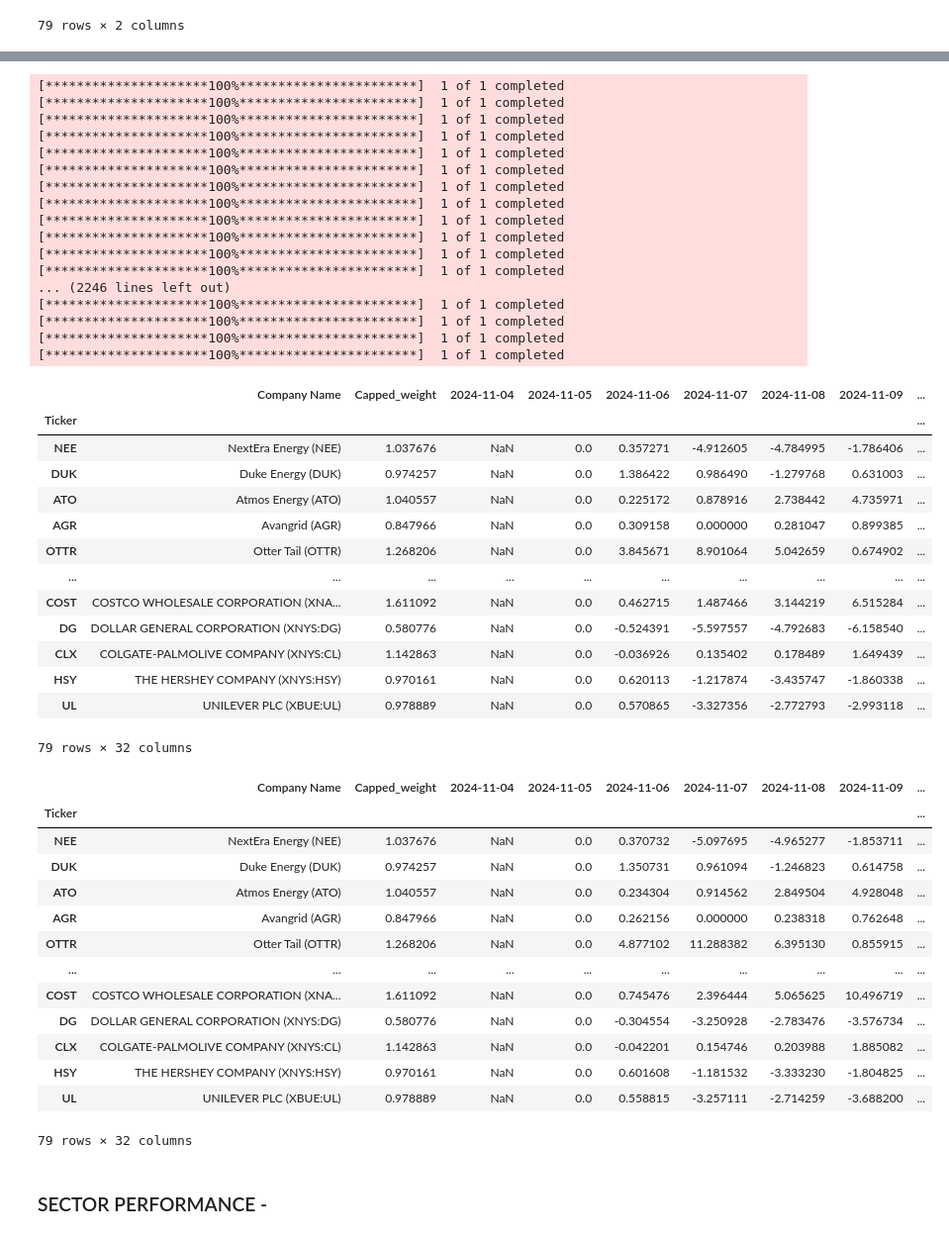
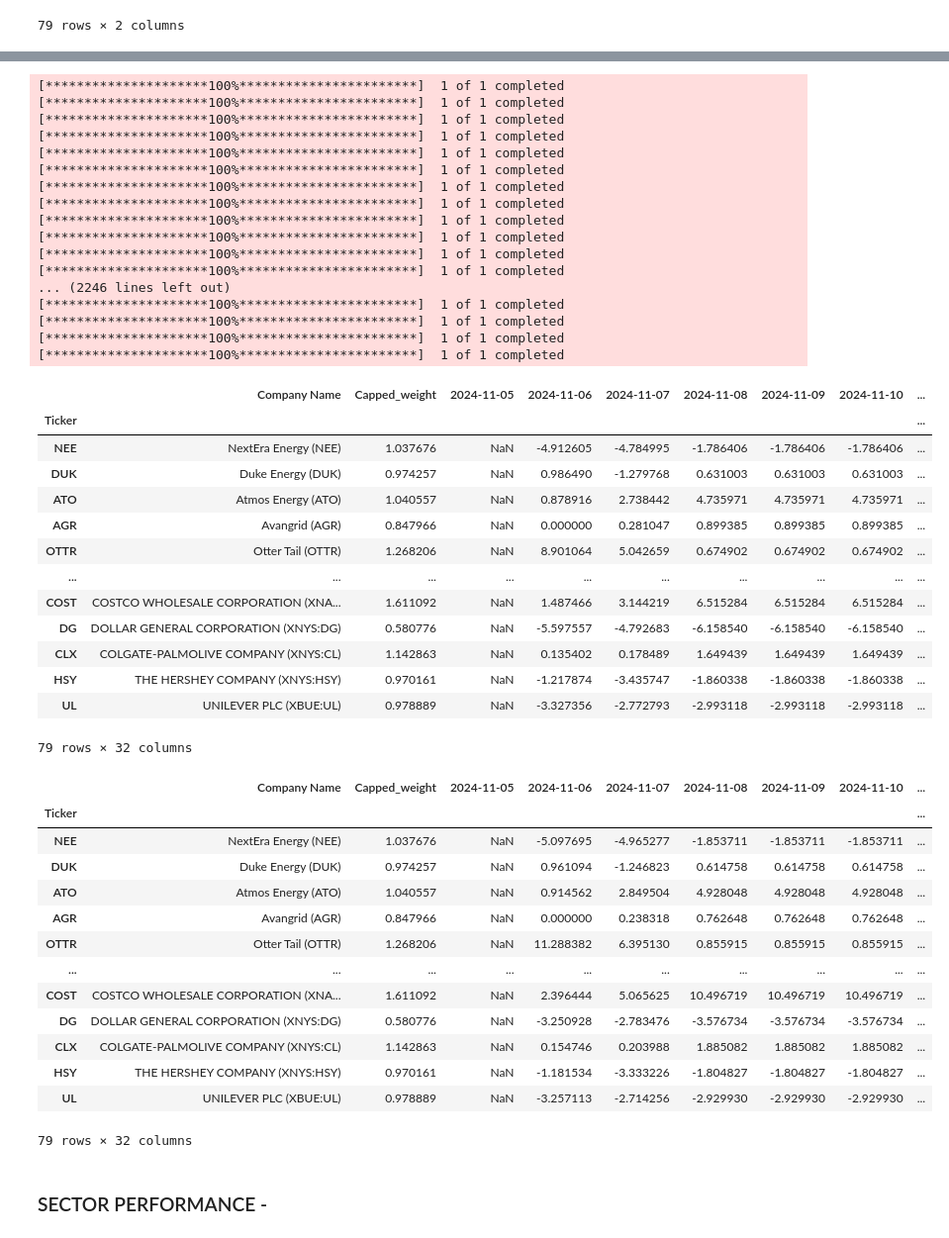
Before and after one commit to visheshgupta19/IDS_789_Final_Project, a Jupyter notebook: algo_update.ipynb, the cells around one changed output, grey strips where cells are left out. Shown at 99% size. Drawn from its saved outputs; the diff is of its cells as text; code cells hidden in the pictures.

```diff
--- a/algo_update.ipynb
+++ b/algo_update.ipynb
@@ -341,15 +341,18 @@ df_updated
 
 import yfinance as yf
 from datetime import datetime, timedelta
+from dateutil.relativedelta import relativedelta
 
 
-def get_returns(ticker, checkdate):
+def get_returns(ticker, checkdate, intvl, start_of_year, mth, dys):
     # Calculate the start of the year for the given date
     try:
-        start_of_year = datetime.today() - timedelta(days=30)
+        # start_of_year = "2024-01-01"
+
+        checkdate = checkdate + relativedelta(months=mth, days=dys)
 
         # Fetch data using yfinance
-        data = yf.download(ticker, start=start_of_year, end=checkdate, interval="1d")
+        data = yf.download(ticker, start=start_of_year, end=checkdate, interval=intvl)
 
         # Get the adjusted close price on the first day of the year
         start_price = data["Adj Close"].iloc[0]  # Price on the start of the year
@@ -372,45 +375,53 @@ for indx in df_updated.index:
         # Ensure `months` is handled as a datetime object
         if isinstance(months, str):
             month = datetime.strptime(months, "%Y-%m-%d")
         else:
             month = months  # Already a datetime object
 
         # Update your DataFrame with the calculated return
         if indx == "PKST":
             break
         else:
-            df_updated.at[indx, months] = get_returns(indx, month).values[0]
+            df_updated.at[indx, months] = get_returns(
+                indx,
+                month,
+                intvl="1d",
+                start_of_year=datetime.today() - timedelta(days=30),
+                mth=0,
+                dys=1,
+            ).values[0]
 
+a = df_updated
 df_updated
 # %% [output]
 [*********************100%***********************]  1 of 1 completed
 [*********************100%***********************]  1 of 1 completed
 [*********************100%***********************]  1 of 1 completed
 [*********************100%***********************]  1 of 1 completed
 [*********************100%***********************]  1 of 1 completed
 [*********************100%***********************]  1 of 1 completed
 [*********************100%***********************]  1 of 1 completed
 [*********************100%***********************]  1 of 1 completed
 [*********************100%***********************]  1 of 1 completed
 [*********************100%***********************]  1 of 1 completed
 [*********************100%***********************]  1 of 1 completed
 [*********************100%***********************]  1 of 1 completed
 ... (2246 lines left out)
 [*********************100%***********************]  1 of 1 completed
 [*********************100%***********************]  1 of 1 completed
 [*********************100%***********************]  1 of 1 completed
 [*********************100%***********************]  1 of 1 completed
-|  | Company Name | Capped_weight | 2024-11-04 | 2024-11-05 | 2024-11-06 | 2024-11-07 | 2024-11-08 | 2024-11-09 | ... |
+|  | Company Name | Capped_weight | 2024-11-05 | 2024-11-06 | 2024-11-07 | 2024-11-08 | 2024-11-09 | 2024-11-10 | ... |
 | Ticker |  |  |  |  |  |  |  |  | ... |
-| NEE | NextEra Energy (NEE) | 1.037676 | NaN | 0.0 | 0.357271 | -4.912605 | -4.784995 | -1.786406 | ... |
-| DUK | Duke Energy (DUK) | 0.974257 | NaN | 0.0 | 1.386422 | 0.986490 | -1.279768 | 0.631003 | ... |
-| ATO | Atmos Energy (ATO) | 1.040557 | NaN | 0.0 | 0.225172 | 0.878916 | 2.738442 | 4.735971 | ... |
-| AGR | Avangrid (AGR) | 0.847966 | NaN | 0.0 | 0.309158 | 0.000000 | 0.281047 | 0.899385 | ... |
-| OTTR | Otter Tail (OTTR) | 1.268206 | NaN | 0.0 | 3.845671 | 8.901064 | 5.042659 | 0.674902 | ... |
+| NEE | NextEra Energy (NEE) | 1.037676 | NaN | -4.912605 | -4.784995 | -1.786406 | -1.786406 | -1.786406 | ... |
+| DUK | Duke Energy (DUK) | 0.974257 | NaN | 0.986490 | -1.279768 | 0.631003 | 0.631003 | 0.631003 | ... |
+| ATO | Atmos Energy (ATO) | 1.040557 | NaN | 0.878916 | 2.738442 | 4.735971 | 4.735971 | 4.735971 | ... |
+| AGR | Avangrid (AGR) | 0.847966 | NaN | 0.000000 | 0.281047 | 0.899385 | 0.899385 | 0.899385 | ... |
+| OTTR | Otter Tail (OTTR) | 1.268206 | NaN | 8.901064 | 5.042659 | 0.674902 | 0.674902 | 0.674902 | ... |
 | ... | ... | ... | ... | ... | ... | ... | ... | ... | ... |
-| COST | COSTCO WHOLESALE CORPORATION (XNA... | 1.611092 | NaN | 0.0 | 0.462715 | 1.487466 | 3.144219 | 6.515284 | ... |
-| DG | DOLLAR GENERAL CORPORATION (XNYS:DG) | 0.580776 | NaN | 0.0 | -0.524391 | -5.597557 | -4.792683 | -6.158540 | ... |
-| CLX | COLGATE-PALMOLIVE COMPANY (XNYS:CL) | 1.142863 | NaN | 0.0 | -0.036926 | 0.135402 | 0.178489 | 1.649439 | ... |
-| HSY | THE HERSHEY COMPANY (XNYS:HSY) | 0.970161 | NaN | 0.0 | 0.620113 | -1.217874 | -3.435747 | -1.860338 | ... |
-| UL | UNILEVER PLC (XBUE:UL) | 0.978889 | NaN | 0.0 | 0.570865 | -3.327356 | -2.772793 | -2.993118 | ... |
+| COST | COSTCO WHOLESALE CORPORATION (XNA... | 1.611092 | NaN | 1.487466 | 3.144219 | 6.515284 | 6.515284 | 6.515284 | ... |
+| DG | DOLLAR GENERAL CORPORATION (XNYS:DG) | 0.580776 | NaN | -5.597557 | -4.792683 | -6.158540 | -6.158540 | -6.158540 | ... |
+| CLX | COLGATE-PALMOLIVE COMPANY (XNYS:CL) | 1.142863 | NaN | 0.135402 | 0.178489 | 1.649439 | 1.649439 | 1.649439 | ... |
+| HSY | THE HERSHEY COMPANY (XNYS:HSY) | 0.970161 | NaN | -1.217874 | -3.435747 | -1.860338 | -1.860338 | -1.860338 | ... |
+| UL | UNILEVER PLC (XBUE:UL) | 0.978889 | NaN | -3.327356 | -2.772793 | -2.993118 | -2.993118 | -2.993118 | ... |
 79 rows × 32 columns
@@ -430,19 +430,19 @@ for col in df_updated.columns[2:]:
     df_updated[col] = df_updated[col] * (df_updated["Capped_weight"])
 df_updated
 # %% [output]
-|  | Company Name | Capped_weight | 2024-11-04 | 2024-11-05 | 2024-11-06 | 2024-11-07 | 2024-11-08 | 2024-11-09 | ... |
+|  | Company Name | Capped_weight | 2024-11-05 | 2024-11-06 | 2024-11-07 | 2024-11-08 | 2024-11-09 | 2024-11-10 | ... |
 | Ticker |  |  |  |  |  |  |  |  | ... |
-| NEE | NextEra Energy (NEE) | 1.037676 | NaN | 0.0 | 0.370732 | -5.097695 | -4.965277 | -1.853711 | ... |
-| DUK | Duke Energy (DUK) | 0.974257 | NaN | 0.0 | 1.350731 | 0.961094 | -1.246823 | 0.614758 | ... |
-| ATO | Atmos Energy (ATO) | 1.040557 | NaN | 0.0 | 0.234304 | 0.914562 | 2.849504 | 4.928048 | ... |
-| AGR | Avangrid (AGR) | 0.847966 | NaN | 0.0 | 0.262156 | 0.000000 | 0.238318 | 0.762648 | ... |
-| OTTR | Otter Tail (OTTR) | 1.268206 | NaN | 0.0 | 4.877102 | 11.288382 | 6.395130 | 0.855915 | ... |
+| NEE | NextEra Energy (NEE) | 1.037676 | NaN | -5.097695 | -4.965277 | -1.853711 | -1.853711 | -1.853711 | ... |
+| DUK | Duke Energy (DUK) | 0.974257 | NaN | 0.961094 | -1.246823 | 0.614758 | 0.614758 | 0.614758 | ... |
+| ATO | Atmos Energy (ATO) | 1.040557 | NaN | 0.914562 | 2.849504 | 4.928048 | 4.928048 | 4.928048 | ... |
+| AGR | Avangrid (AGR) | 0.847966 | NaN | 0.000000 | 0.238318 | 0.762648 | 0.762648 | 0.762648 | ... |
+| OTTR | Otter Tail (OTTR) | 1.268206 | NaN | 11.288382 | 6.395130 | 0.855915 | 0.855915 | 0.855915 | ... |
 | ... | ... | ... | ... | ... | ... | ... | ... | ... | ... |
-| COST | COSTCO WHOLESALE CORPORATION (XNA... | 1.611092 | NaN | 0.0 | 0.745476 | 2.396444 | 5.065625 | 10.496719 | ... |
-| DG | DOLLAR GENERAL CORPORATION (XNYS:DG) | 0.580776 | NaN | 0.0 | -0.304554 | -3.250928 | -2.783476 | -3.576734 | ... |
-| CLX | COLGATE-PALMOLIVE COMPANY (XNYS:CL) | 1.142863 | NaN | 0.0 | -0.042201 | 0.154746 | 0.203988 | 1.885082 | ... |
-| HSY | THE HERSHEY COMPANY (XNYS:HSY) | 0.970161 | NaN | 0.0 | 0.601608 | -1.181532 | -3.333230 | -1.804825 | ... |
-| UL | UNILEVER PLC (XBUE:UL) | 0.978889 | NaN | 0.0 | 0.558815 | -3.257111 | -2.714259 | -3.688200 | ... |
+| COST | COSTCO WHOLESALE CORPORATION (XNA... | 1.611092 | NaN | 2.396444 | 5.065625 | 10.496719 | 10.496719 | 10.496719 | ... |
+| DG | DOLLAR GENERAL CORPORATION (XNYS:DG) | 0.580776 | NaN | -3.250928 | -2.783476 | -3.576734 | -3.576734 | -3.576734 | ... |
+| CLX | COLGATE-PALMOLIVE COMPANY (XNYS:CL) | 1.142863 | NaN | 0.154746 | 0.203988 | 1.885082 | 1.885082 | 1.885082 | ... |
+| HSY | THE HERSHEY COMPANY (XNYS:HSY) | 0.970161 | NaN | -1.181534 | -3.333226 | -1.804827 | -1.804827 | -1.804827 | ... |
+| UL | UNILEVER PLC (XBUE:UL) | 0.978889 | NaN | -3.257113 | -2.714256 | -2.929930 | -2.929930 | -2.929930 | ... |
 79 rows × 32 columns
 # %% [markdown]
 ### SECTOR PERFORMANCE -
```
Also changed, not shown: parts of 17 cells of this notebook.
